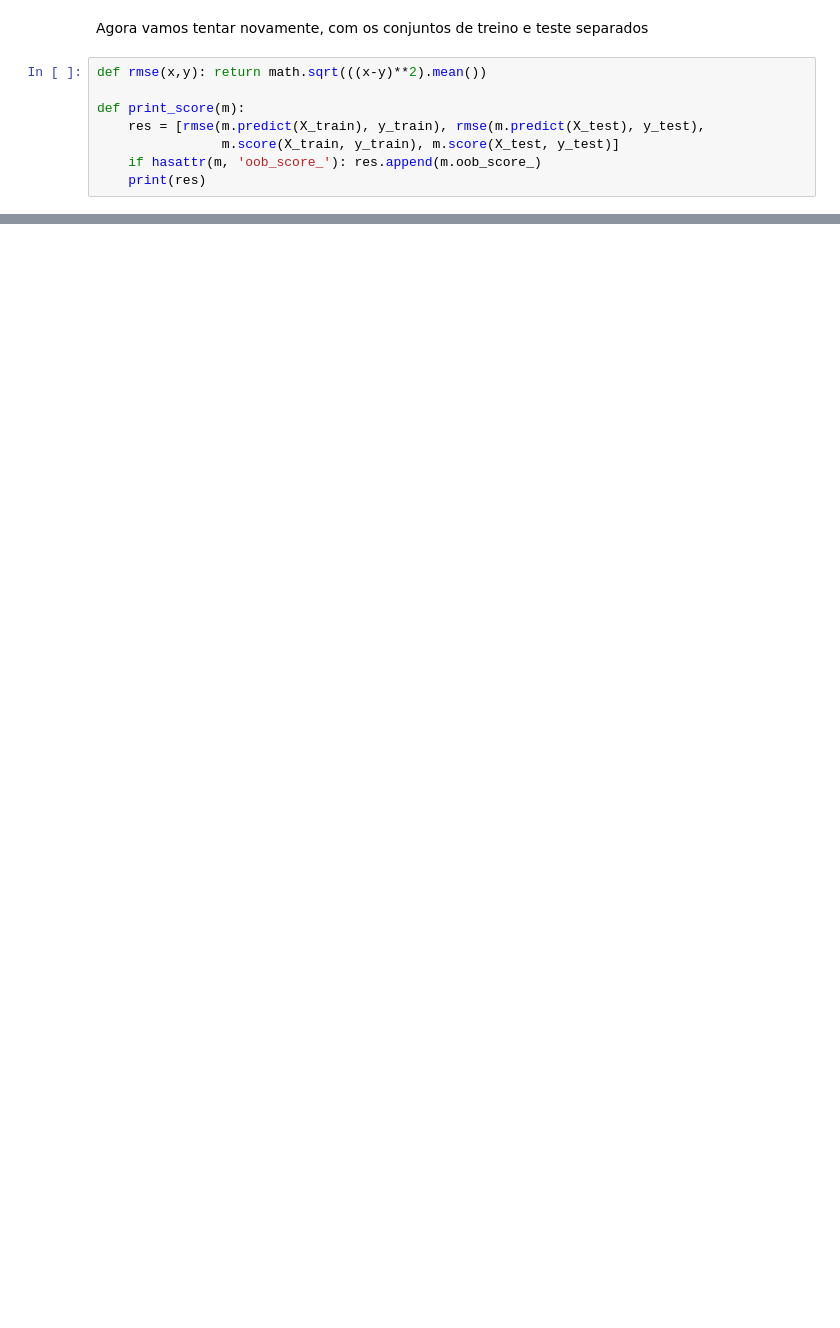
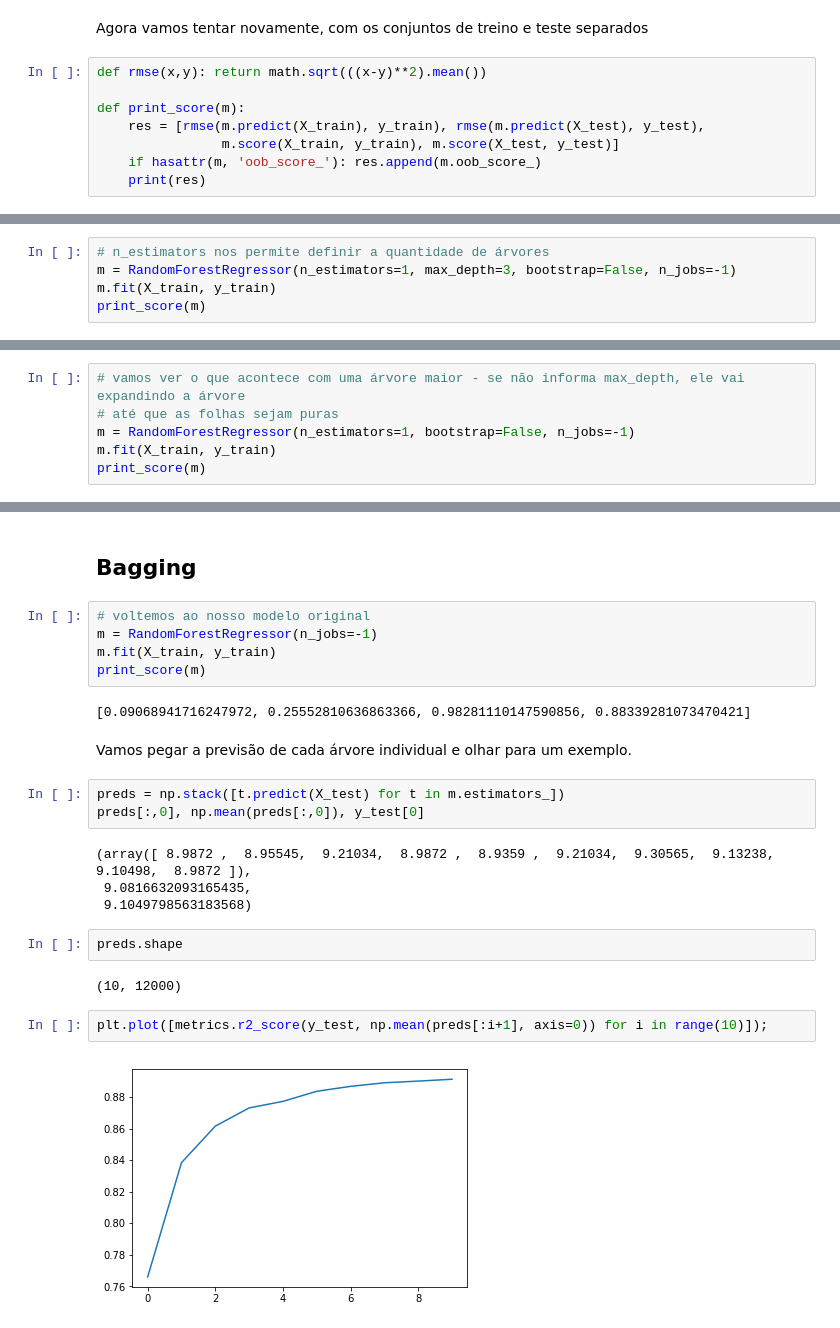
Before and after one commit to andrethiago/machine-learning-fastai, a Jupyter notebook: lesson01.ipynb, the cells around one changed output, grey strips where cells are left out. Drawn from its saved outputs; the diff is of its cells as text; blank space fills up the shorter version.

```diff
--- a/lesson01.ipynb
+++ b/lesson01.ipynb
@@ -219,0 +289,5 @@ print_score(m)
+# %%
+# n_estimators nos permite definir a quantidade de árvores
+m = RandomForestRegressor(n_estimators=1, max_depth=3, bootstrap=False, n_jobs=-1)
+m.fit(X_train, y_train)
+print_score(m)
@@ -219,0 +300,6 @@ print_score(m)
+# %%
+# vamos ver o que acontece com uma árvore maior - se não informa max_depth, ele vai expandindo a árvore
+# até que as folhas sejam puras
+m = RandomForestRegressor(n_estimators=1, bootstrap=False, n_jobs=-1)
+m.fit(X_train, y_train)
+print_score(m)
@@ -219,0 +312,26 @@ print_score(m)
+# %% [markdown]
+##  Bagging
+# %%
+# voltemos ao nosso modelo original
+m = RandomForestRegressor(n_jobs=-1)
+m.fit(X_train, y_train)
+print_score(m)
+# %% [output]
+[0.09068941716247972, 0.25552810636863366, 0.98281110147590856, 0.88339281073470421]
+# %% [markdown]
+Vamos pegar a previsão de cada árvore individual e olhar para um exemplo.
+# %%
+preds = np.stack([t.predict(X_test) for t in m.estimators_])
+preds[:,0], np.mean(preds[:,0]), y_test[0]
+# %% [output]
+(array([ 8.9872 ,  8.95545,  9.21034,  8.9872 ,  8.9359 ,  9.21034,  9.30565,  9.13238,  9.10498,  8.9872 ]),
+ 9.0816632093165435,
+ 9.1049798563183568)
+# %%
+preds.shape
+# %% [output]
+(10, 12000)
+# %%
+plt.plot([metrics.r2_score(y_test, np.mean(preds[:i+1], axis=0)) for i in range(10)]);
+# %% [output]
+[figure, added]
```
Also changed, not shown: parts of 46 cells of this notebook.
